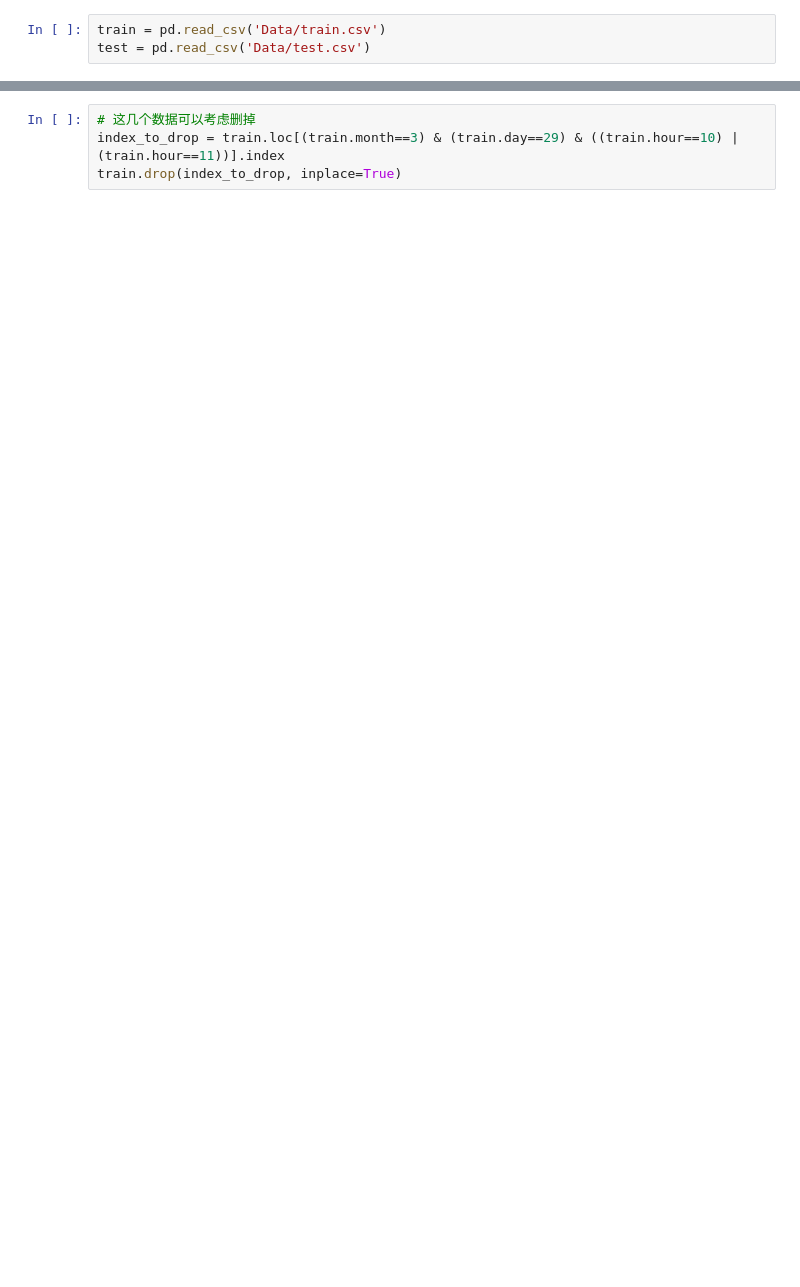
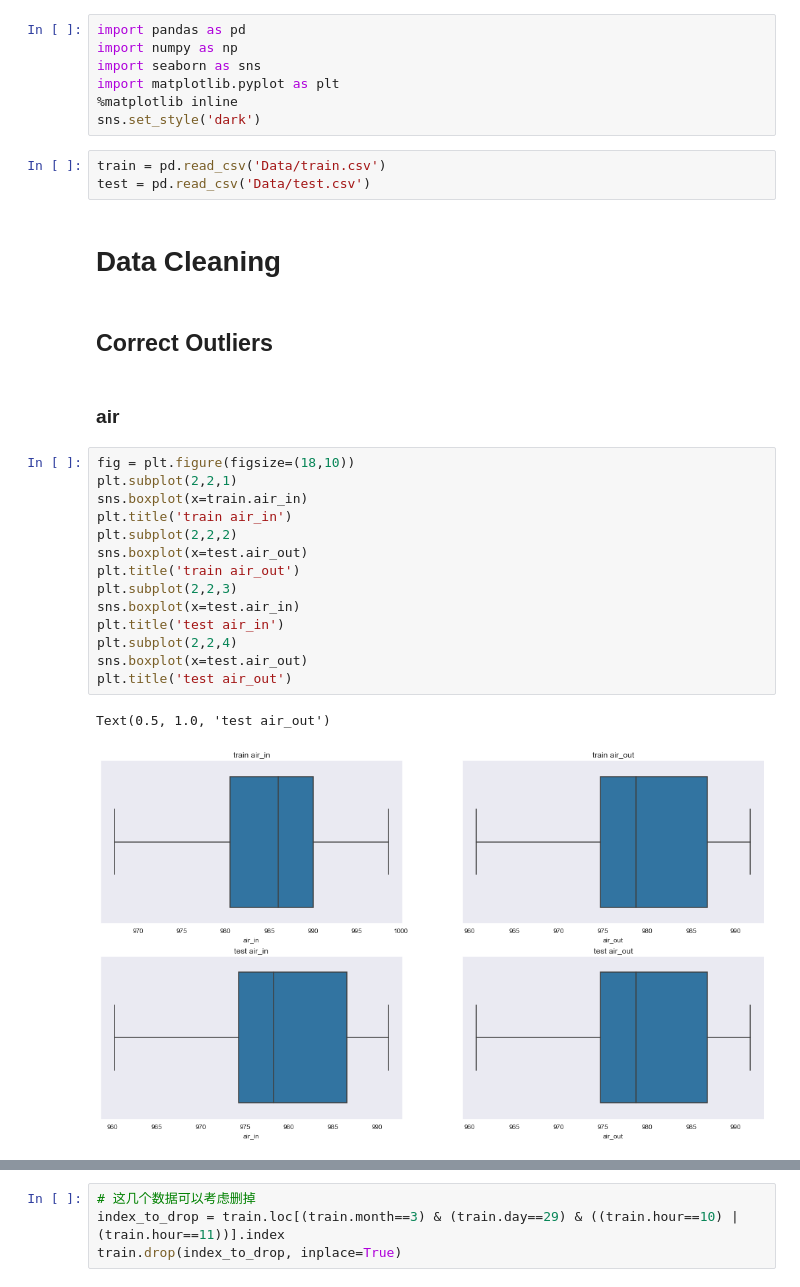
Before and after one commit to LiuHDme/TempPrediction, a Jupyter notebook: Untitled.ipynb, the cells around one changed output, grey strips where cells are left out. Cells and saved outputs as stored; diff of their text form; blank space fills up the shorter version.

```diff
--- a/Untitled.ipynb
+++ b/Untitled.ipynb
@@ -3,3 +1,33 @@ import pandas as pd
+# %%
+import pandas as pd
+import numpy as np
+import seaborn as sns
+import matplotlib.pyplot as plt
+%matplotlib inline
+sns.set_style('dark')
 # %%
 train = pd.read_csv('Data/train.csv')
 test = pd.read_csv('Data/test.csv')
+# %% [markdown]
+# Data Cleaning
+# %% [markdown]
+## Correct Outliers
+# %% [markdown]
+### air
+# %%
+fig = plt.figure(figsize=(18,10))
+plt.subplot(2,2,1)
+sns.boxplot(x=train.air_in)
+plt.title('train air_in')
+plt.subplot(2,2,2)
+sns.boxplot(x=test.air_out)
+plt.title('train air_out')
+plt.subplot(2,2,3)
+sns.boxplot(x=test.air_in)
+plt.title('test air_in')
+plt.subplot(2,2,4)
+sns.boxplot(x=test.air_out)
+plt.title('test air_out')
+# %% [output]
+Text(0.5, 1.0, 'test air_out')
+[figure, added]
```
Also changed, not shown: parts of 42 cells of this notebook, 1 other file.
